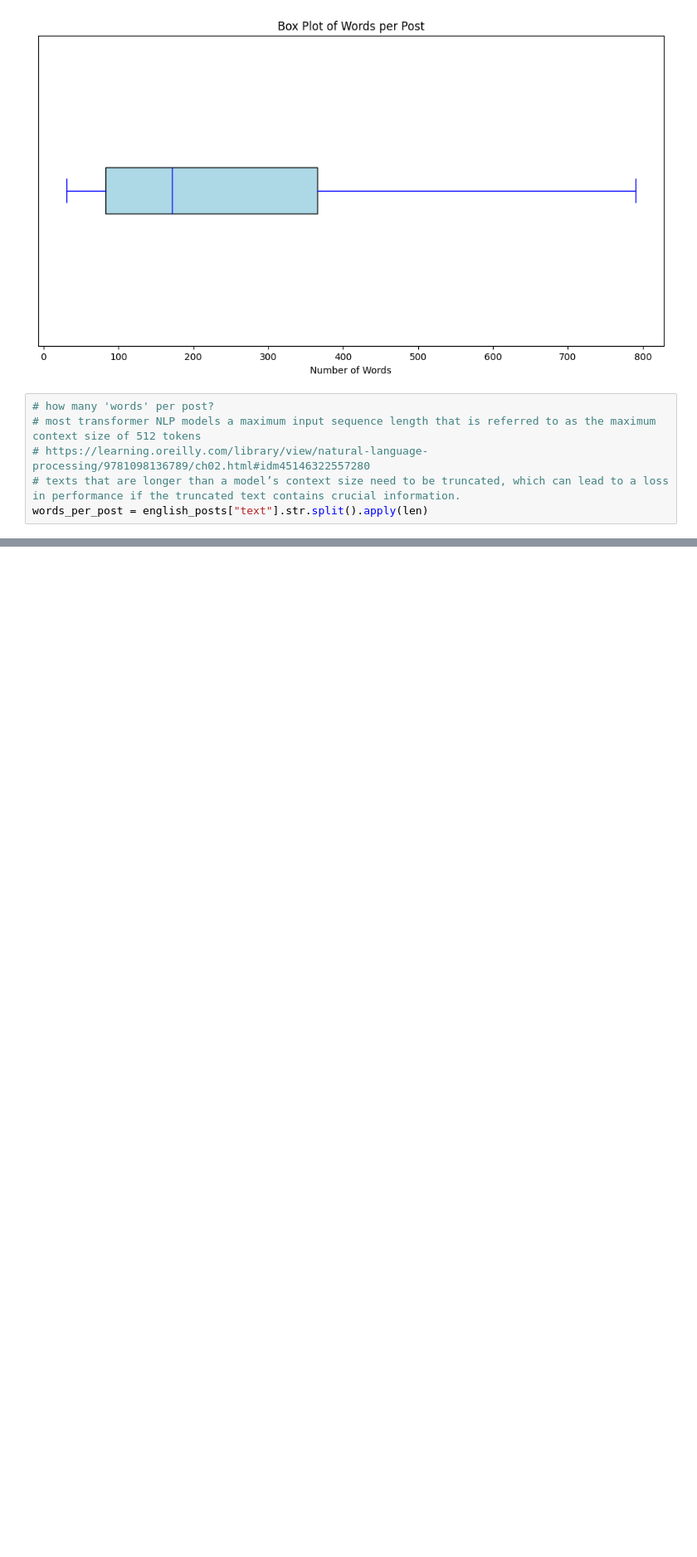
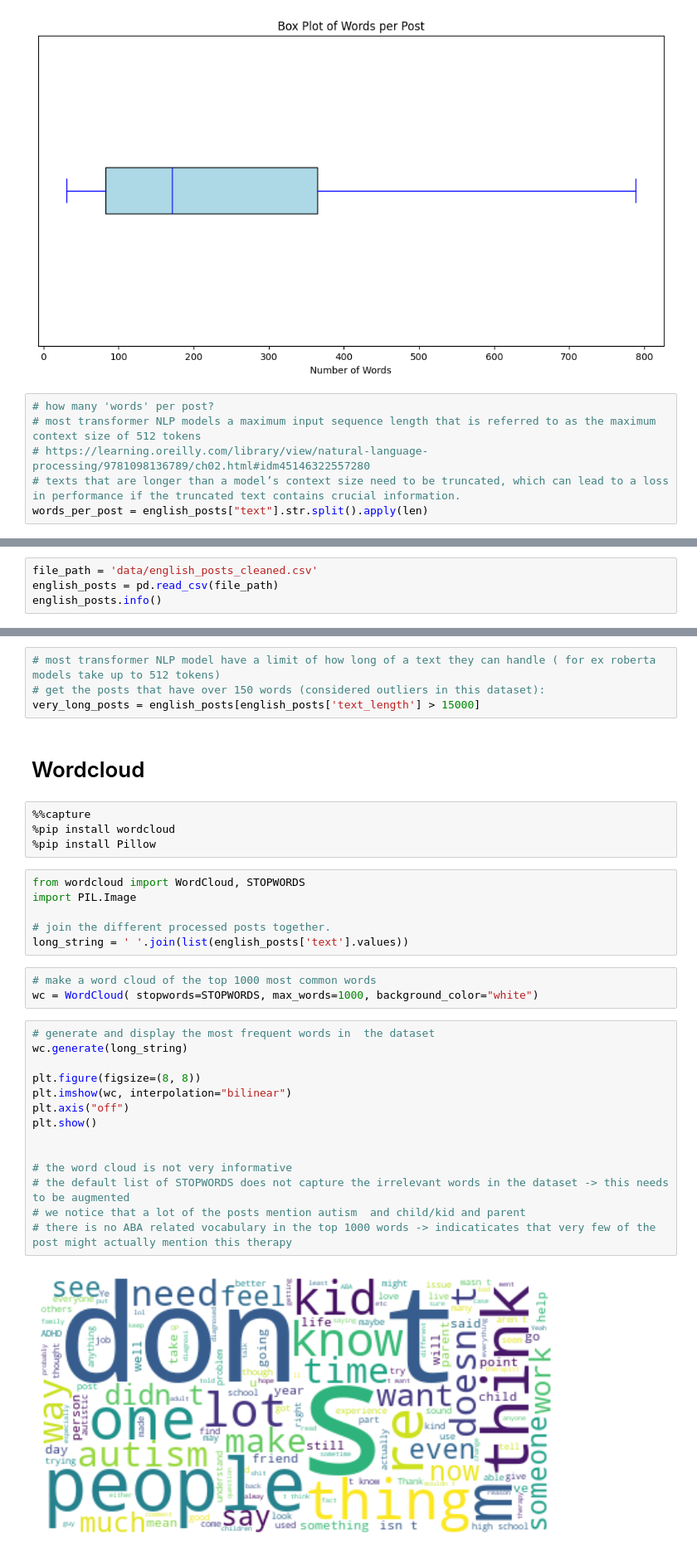
Before and after one commit to andrea-mar/BBK_MScDataScience2reddit_posts, a Jupyter notebook: reddit_post_analysis.ipynb, the cells around one changed output, grey strips where cells are left out. Shown at 83% size. Drawn from its saved outputs; the diff is of its cells as text; blank space fills up the shorter version.

```diff
--- a/reddit_post_analysis.ipynb
+++ b/reddit_post_analysis.ipynb
@@ -2294,0 +2341,4 @@ plt.show()
+# %%
+file_path = 'data/english_posts_cleaned.csv'
+english_posts = pd.read_csv(file_path)
+english_posts.info()
@@ -2294,0 +2372,35 @@ plt.show()
+# %%
+# most transformer NLP model have a limit of how long of a text they can handle ( for ex roberta models take up to 512 tokens)
+# get the posts that have over 150 words (considered outliers in this dataset):
+very_long_posts = english_posts[english_posts['text_length'] > 15000]
+# %% [markdown]
+# Wordcloud
+# %%
+%%capture
+%pip install wordcloud
+%pip install Pillow
+# %%
+from wordcloud import WordCloud, STOPWORDS
+import PIL.Image
+
+# join the different processed posts together.
+long_string = ' '.join(list(english_posts['text'].values))
+# %%
+# make a word cloud of the top 1000 most common words
+wc = WordCloud( stopwords=STOPWORDS, max_words=1000, background_color="white")
+# %%
+# generate and display the most frequent words in  the dataset
+wc.generate(long_string)
+
+plt.figure(figsize=(8, 8))
+plt.imshow(wc, interpolation="bilinear")
+plt.axis("off")
+plt.show()
+
+
+# the word cloud is not very informative
+# the default list of STOPWORDS does not capture the irrelevant words in the dataset -> this needs to be augmented
+# we notice that a lot of the posts mention autism  and child/kid and parent
+# there is no ABA related vocabulary in the top 1000 words -> indicaticates that very few of the post might actually mention this therapy
+# %% [output]
+[figure, added]
```
Also changed, not shown: parts of 39 cells of this notebook, 1 other file.
